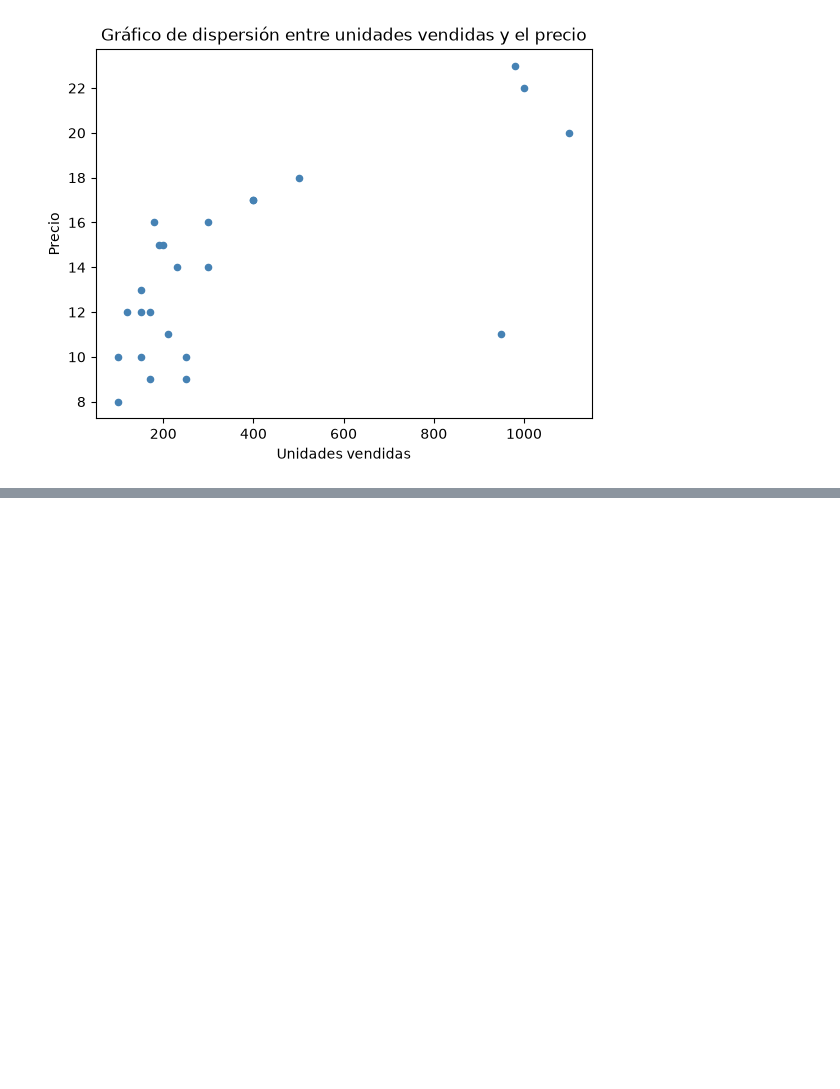
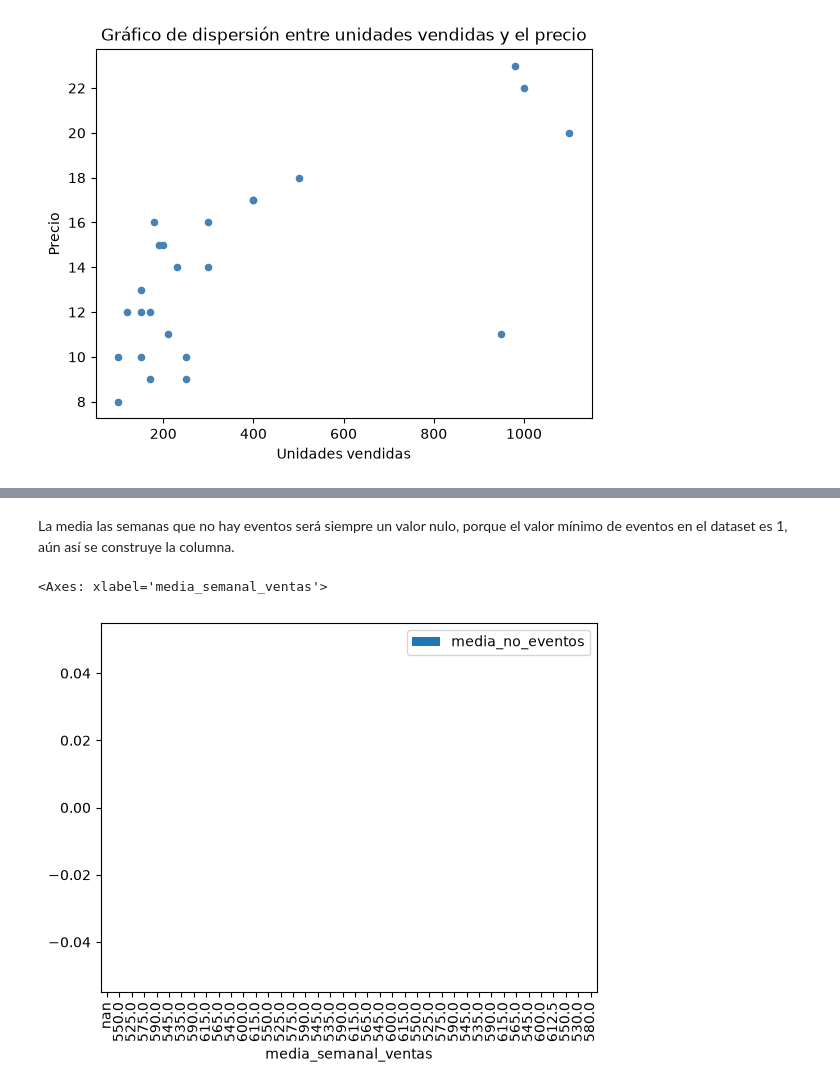
Before and after one commit to samuelmzc/Desarrollo_Soluciones_IA_UNIR, a Jupyter notebook: 0_Programacion_en_Python/lab4_training.ipynb, the cells around one changed output, grey strips where cells are left out. Cells and saved outputs as stored; diff of their text form; code cells hidden in the pictures; blank space fills up the shorter version.

```diff
--- a/0_Programacion_en_Python/lab4_training.ipynb
+++ b/0_Programacion_en_Python/lab4_training.ipynb
@@ -75,0 +173,3 @@ publicidad_1                0.505473  0.722081      1.000000
+# %%
+df["media_semanal_ventas"] = df.ventas_boletos.rolling(window = 2).mean()
+df.head()
@@ -75,0 +184,9 @@ publicidad_1                0.505473  0.722081      1.000000
+# %% [markdown]
+La media las semanas que no hay eventos será siempre un valor nulo, porque el valor mínimo de eventos en el dataset es 1, aún así se construye la columna.
+# %%
+df["media_no_eventos"] = df.loc[df.eventos_promocionales == 0].ventas_boletos.rolling(window = 2).mean()
+# %%
+df.plot.bar(x = "media_semanal_ventas", y = "media_no_eventos")
+# %% [output]
+<Axes: xlabel='media_semanal_ventas'>
+[figure, added]
```
Also changed, not shown: parts of 33 cells of this notebook, 10 other files.
